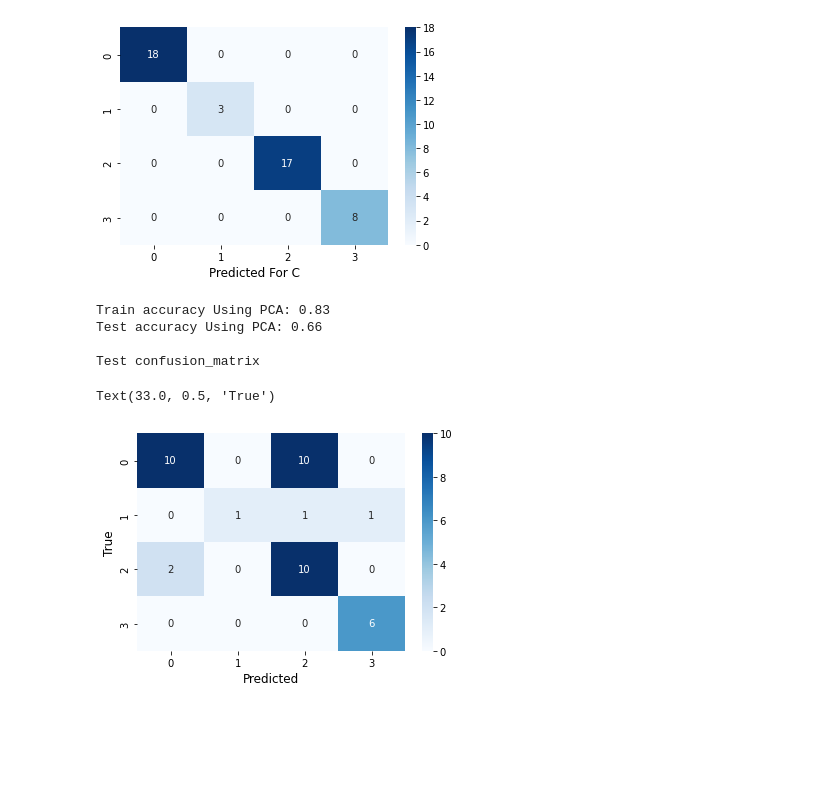
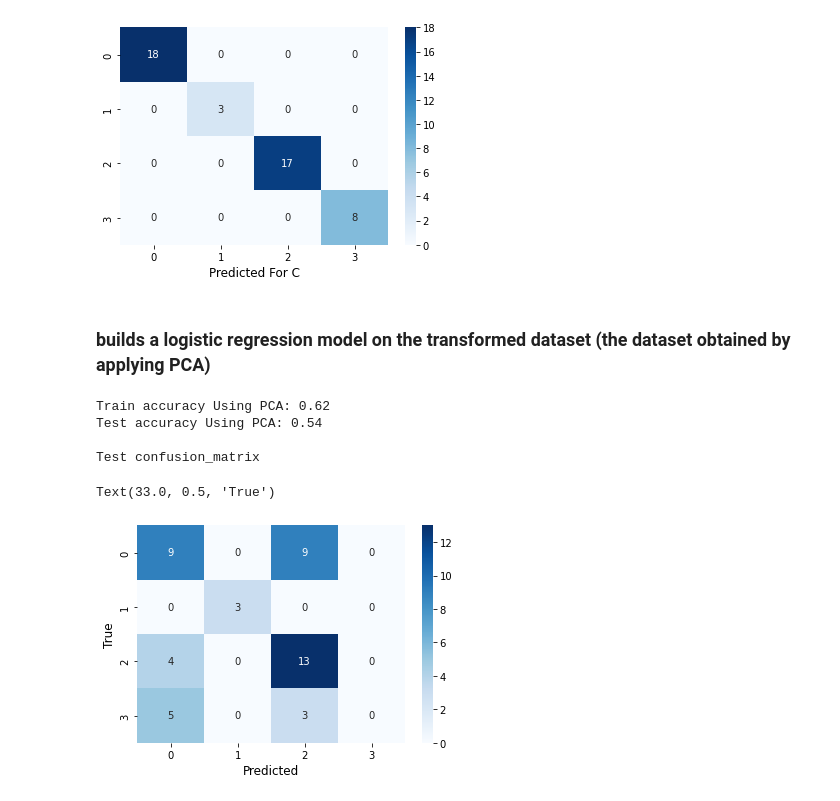
Before and after one commit to josh-huang/CSC3005-DataAnalytics-Project, a Jupyter notebook: ML-Logistic Regression/Logistic Regression.ipynb, the cells around one changed output. Saved outputs shown, nothing was run; the diff lists cells and outputs as text; code cells hidden in the pictures; blank space fills up the shorter version.

```diff
--- a/ML-Logistic Regression/Logistic Regression.ipynb
+++ b/ML-Logistic Regression/Logistic Regression.ipynb
@@ -253,49 +263,54 @@ Test accuracy Using feature selection dataset: 1.0
 Test confusion_matrix For C
 Text(0.5, 15.0, 'Predicted For C')
 [figure]
+# %% [markdown]
+###  builds a logistic regression model on the transformed dataset (the dataset obtained by applying PCA)
 # %%
 # Make train and test sets
 from sklearn.model_selection import train_test_split
-
-dataframeC = pd.read_csv('../6. Dataset PCA File/MeterC_pca.csv')
-#display(dataframeA.head())
+#READ PCA DATASET C
+dataframeC = pd.read_csv('../6. Dataset PCA/MeterC_pca_3.csv')
+#display dataframeA
 dataframeC.head()
-
+#drop unwanted column
 dataframeC = dataframeC.drop('Unnamed: 0', axis=1)
 #extract features and target variables
 y_C = dataframeC["Class Attruibute"]
-X_pca_C = dataframeC[['PC1','PC2','PC3','PC4']] #dataframeA.drop(columns="Class Attruibute")
+X_pca_C = dataframeC[['PC1','PC2','PC3']] #,'PC4','PC5','PC6','PC7'
 
+#Split PCA into train and test sets with the ratio 70:30
 X_train_pca_C, X_test_pca_C, y_train_C, y_test_C = train_test_split(X_pca_C, y_C, test_size=0.30,
                                                             shuffle=True, random_state=2)
 
 # Initialize the logistic regression model
 from sklearn.linear_model import LogisticRegression
 clf_C = LogisticRegression(max_iter=2500)
 
 # Train the model
 clf_C.fit(X_train_pca_C, y_train_C)
 
 # Make predictions
-y_pred_C = clf_C.predict(X_test_pca_C) # Predictions
-y_true_C = y_test_C # True values
+y_pred_C = clf_C.predict(X_test_pca_C) # contain Predictions
+y_true_C = y_test_C # contain True values
 
-# Measure accuracy
-print("Train accuracy Using PCA:", np.round(accuracy_score(y_train_C,
+# Measure accuracy, round result to 2dp
+print("Train accuracy Using PCA for dataset C:", np.round(accuracy_score(y_train_C,
                                                  clf_C.predict(X_train_pca_C)), 2))
-print("Test accuracy Using PCA:", np.round(accuracy_score(y_true_C, y_pred_C), 2))
+print("Test accuracy Using PCA for dataset C:", np.round(accuracy_score(y_true_C, y_pred_C), 2))
 
-# Make the confusion matrix
+# Make the confusion matrix for visualisation
 from sklearn.metrics import confusion_matrix
 cf_matrix_C = confusion_matrix(y_true_C, y_pred_C)
 print("\nTest confusion_matrix")
 sns.heatmap(cf_matrix_C, annot=True, cmap='Blues')
 plt.xlabel('Predicted', fontsize=12)
 plt.ylabel('True', fontsize=12)
+
+#c accuracy is very low, cause we didnt drop and outlier, hence the result is lower.
 # %% [output]
-Train accuracy Using PCA: 0.83
-Test accuracy Using PCA: 0.66
+Train accuracy Using PCA: 0.62
+Test accuracy Using PCA: 0.54
 
 Test confusion_matrix
 Text(33.0, 0.5, 'True')
-[figure, old version]
+[figure, new version]
```
Also changed, not shown: parts of 7 cells of this notebook.
